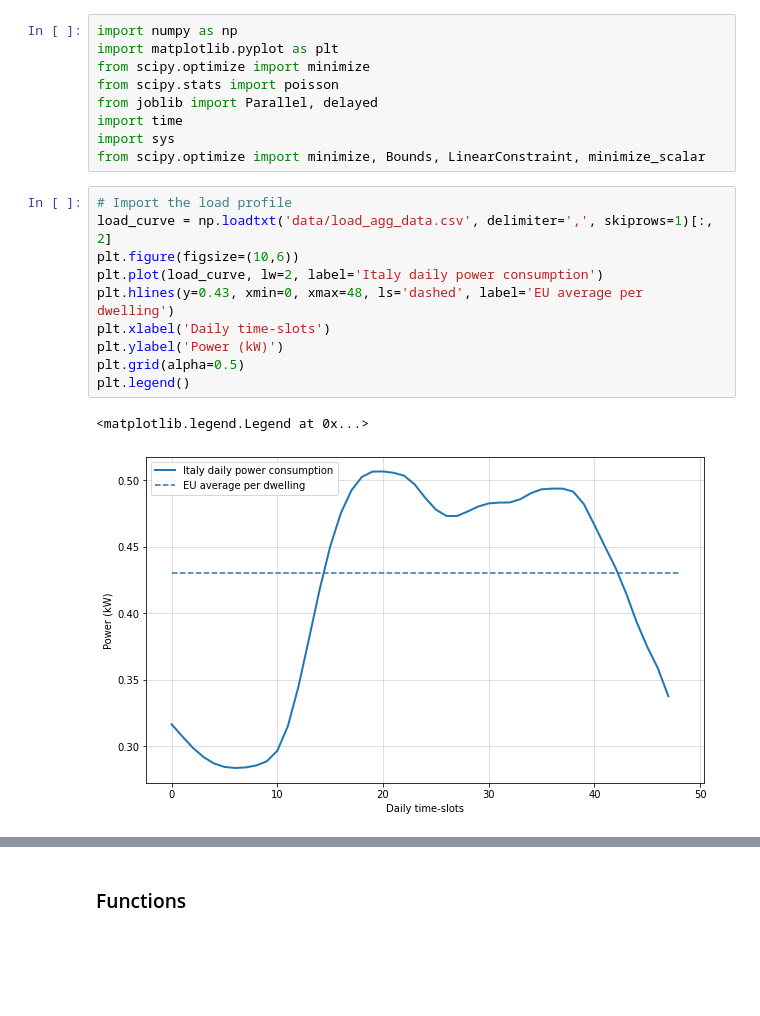
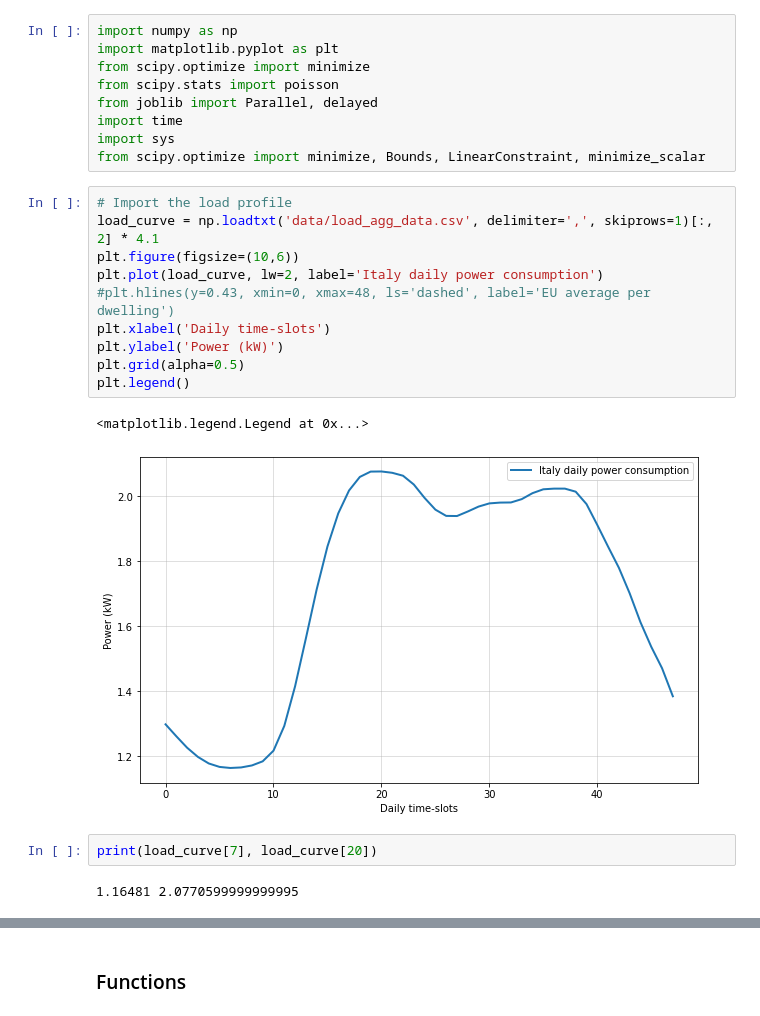
Before and after one commit to rossetl/GT-Smart-Grids, a Jupyter notebook: notebook3.ipynb, the cells around one changed output, grey strips where cells are left out. Saved outputs shown, nothing was run; the diff lists cells and outputs as text; blank space fills up the shorter version.

```diff
--- a/notebook3.ipynb
+++ b/notebook3.ipynb
@@ -11,17 +11,21 @@ import sys
 from scipy.optimize import minimize, Bounds, LinearConstraint, minimize_scalar
 # %%
 # Import the load profile
-load_curve = np.loadtxt('data/load_agg_data.csv', delimiter=',', skiprows=1)[:, 2]
+load_curve = np.loadtxt('data/load_agg_data.csv', delimiter=',', skiprows=1)[:, 2] * 4.1
 plt.figure(figsize=(10,6))
 plt.plot(load_curve, lw=2, label='Italy daily power consumption')
-plt.hlines(y=0.43, xmin=0, xmax=48, ls='dashed', label='EU average per dwelling')
+#plt.hlines(y=0.43, xmin=0, xmax=48, ls='dashed', label='EU average per dwelling')
 plt.xlabel('Daily time-slots')
 plt.ylabel('Power (kW)')
 plt.grid(alpha=0.5)
 plt.legend()
 # %% [output]
 <matplotlib.legend.Legend at 0x...>
-[figure, old version]
+[figure, new version]
+# %%
+print(load_curve[7], load_curve[20])
+# %% [output]
+1.16481 2.0770599999999995
 # %%
 # Import market price (MW, Euro/MWh)
 from scipy.interpolate import interp1d
```
Also changed, not shown: parts of 15 cells of this notebook, 9 other files.
